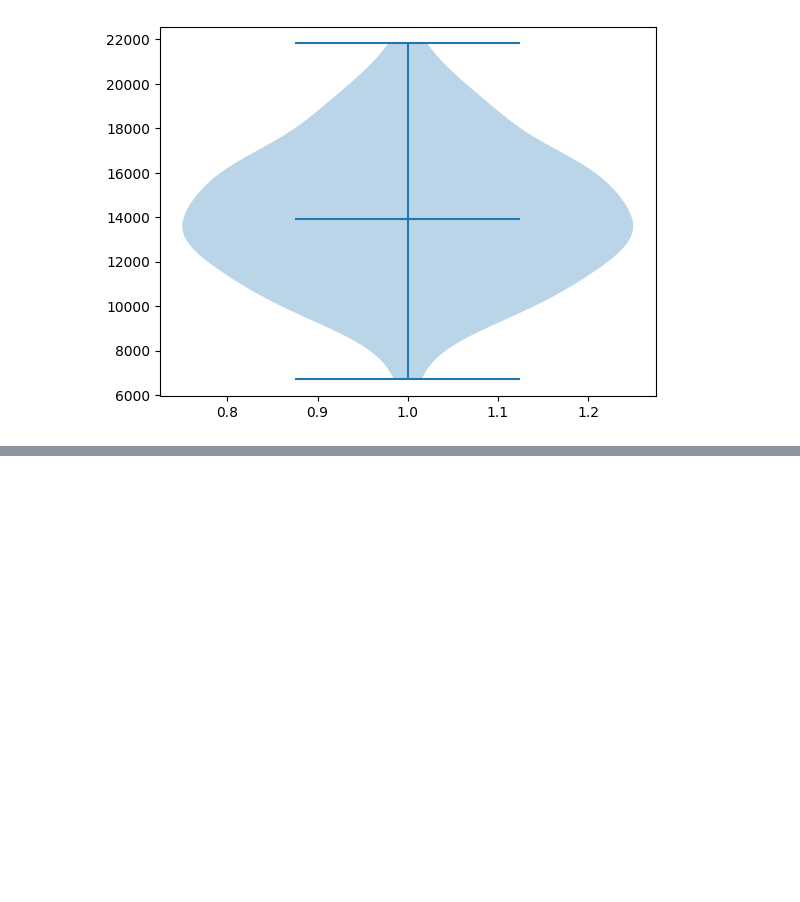
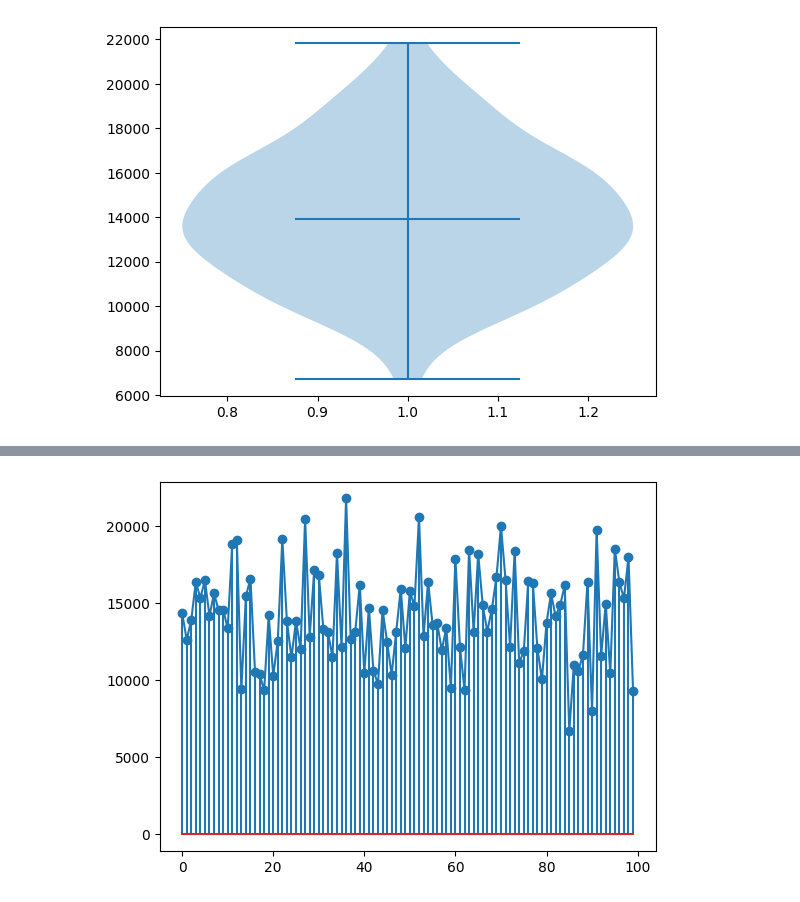
Before and after one commit to DotZohaib/Data-Analytics-Turning-Raw-Data-into-Actionable-Insights, a Jupyter notebook: 35_matplotlib_in_python_Data_Analytics.ipynb, the cells around one changed output, grey strips where cells are left out. Saved outputs shown, nothing was run; the diff lists cells and outputs as text; code cells hidden in the pictures; blank space fills up the shorter version.

```diff
--- a/35_matplotlib_in_python_Data_Analytics.ipynb
+++ b/35_matplotlib_in_python_Data_Analytics.ipynb
@@ -191,0 +205,12 @@ plt.show()
+# %%
+import matplotlib.pyplot as plt
+import pandas as pd
+
+df = pd.read_excel("multiple_linear_regression.xlsx")
+df.head(5)
+
+plt.stem(df["Salary"])
+plt.plot(df["Salary"])
+plt.show()
+# %% [output]
+[figure, added]
```
Also changed, not shown: parts of 17 cells of this notebook, 2 other files.
